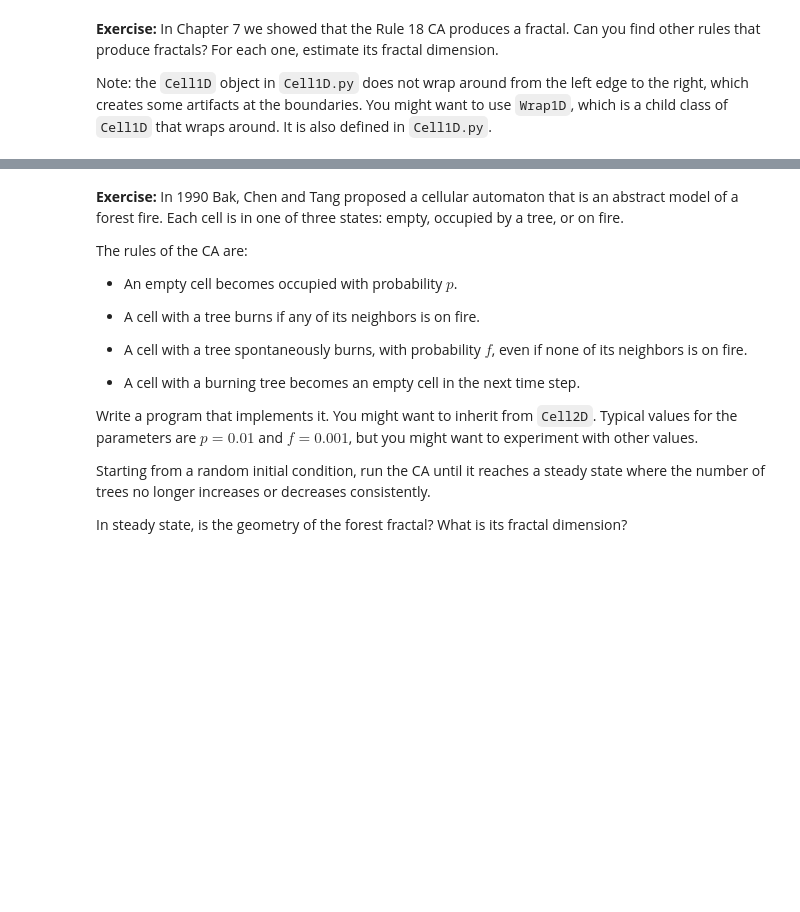
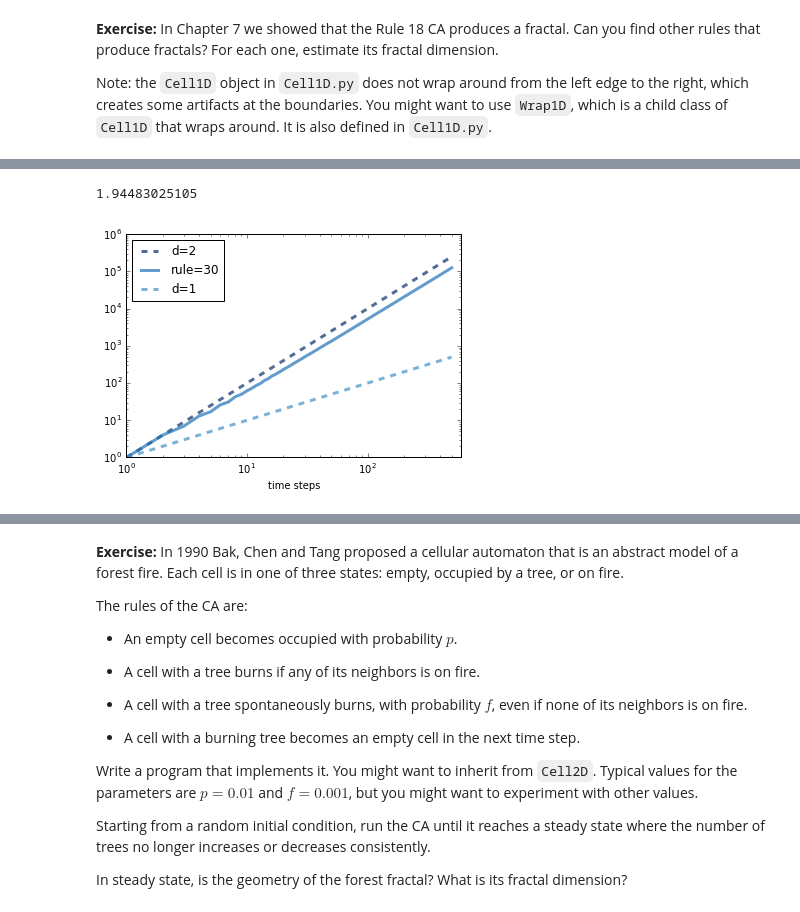
Before and after one commit to AllenDowney/ThinkComplexity2, a Jupyter notebook: code/chap07.ipynb, the cells around one changed output, grey strips where cells are left out. Saved outputs shown, nothing was run; the diff lists cells and outputs as text; code cells hidden in the pictures; blank space fills up the shorter version.

```diff
--- a/code/chap07.ipynb
+++ b/code/chap07.ipynb
@@ -760,0 +754,6 @@ Note: the `Cell1D` object in `Cell1D.py` does not wrap around from the left edge
+# %%
+# fractal dimension
+test_fractal(30)
+# %% [output]
+1.94483025105
+[figure, added]
```
Also changed, not shown: parts of 39 cells of this notebook, 9 other files.
